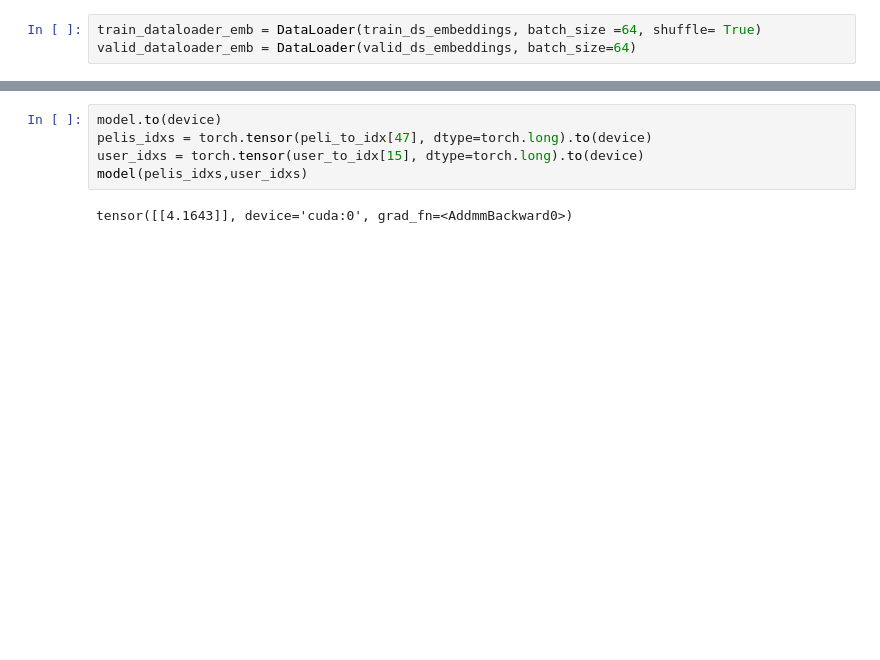
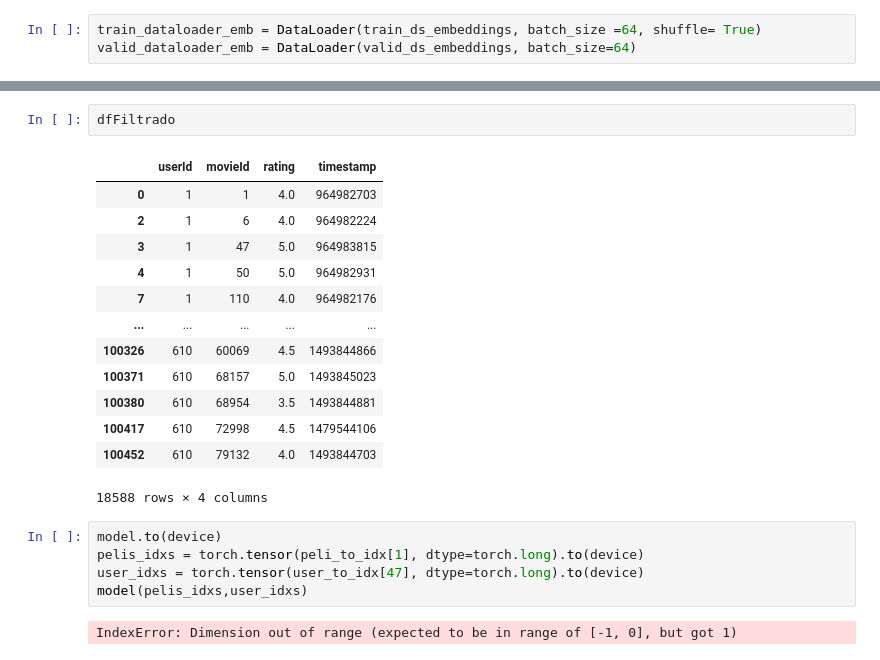
Before and after one commit to juanpsch/aprendizaje_profundo, a Jupyter notebook: Examen/SCHAMUN-JUANPABLO-DL_Examen_OCTUBRE_2023_2.ipynb, the cells around one changed output, grey strips where cells are left out. Drawn from its saved outputs; the diff is of its cells as text; blank space fills up the shorter version.

```diff
--- a/Examen/SCHAMUN-JUANPABLO-DL_Examen_OCTUBRE_2023_2.ipynb
+++ b/Examen/SCHAMUN-JUANPABLO-DL_Examen_OCTUBRE_2023_2.ipynb
@@ -634,7 +578,23 @@ array([    1,     6,    47,    50,   110,   223,   231,   260,   296,
+# %%
+dfFiltrado
+# %% [output]
+|  | userId | movieId | rating | timestamp |
+| 0 | 1 | 1 | 4.0 | 964982703 |
+| 2 | 1 | 6 | 4.0 | 964982224 |
+| 3 | 1 | 47 | 5.0 | 964983815 |
+| 4 | 1 | 50 | 5.0 | 964982931 |
+| 7 | 1 | 110 | 4.0 | 964982176 |
+| ... | ... | ... | ... | ... |
+| 100326 | 610 | 60069 | 4.5 | 1493844866 |
+| 100371 | 610 | 68157 | 5.0 | 1493845023 |
+| 100380 | 610 | 68954 | 3.5 | 1493844881 |
+| 100417 | 610 | 72998 | 4.5 | 1479544106 |
+| 100452 | 610 | 79132 | 4.0 | 1493844703 |
+18588 rows × 4 columns
 # %%
 model.to(device)
-pelis_idxs = torch.tensor(peli_to_idx[47], dtype=torch.long).to(device)
-user_idxs = torch.tensor(user_to_idx[15], dtype=torch.long).to(device)
+pelis_idxs = torch.tensor(peli_to_idx[1], dtype=torch.long).to(device)
+user_idxs = torch.tensor(user_to_idx[47], dtype=torch.long).to(device)
 model(pelis_idxs,user_idxs)
 # %% [output]
-tensor([[4.1643]], device='cuda:0', grad_fn=<AddmmBackward0>)
+IndexError: Dimension out of range (expected to be in range of [-1, 0], but got 1)
```
Also changed, not shown: parts of 14 cells of this notebook.
